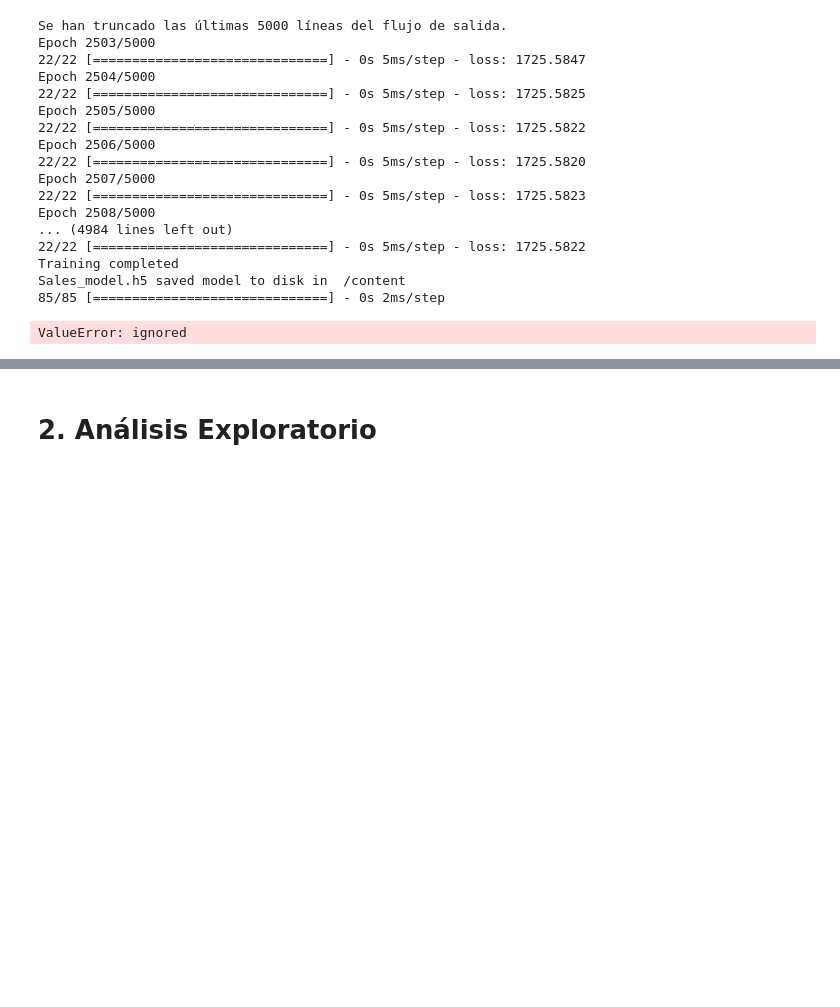
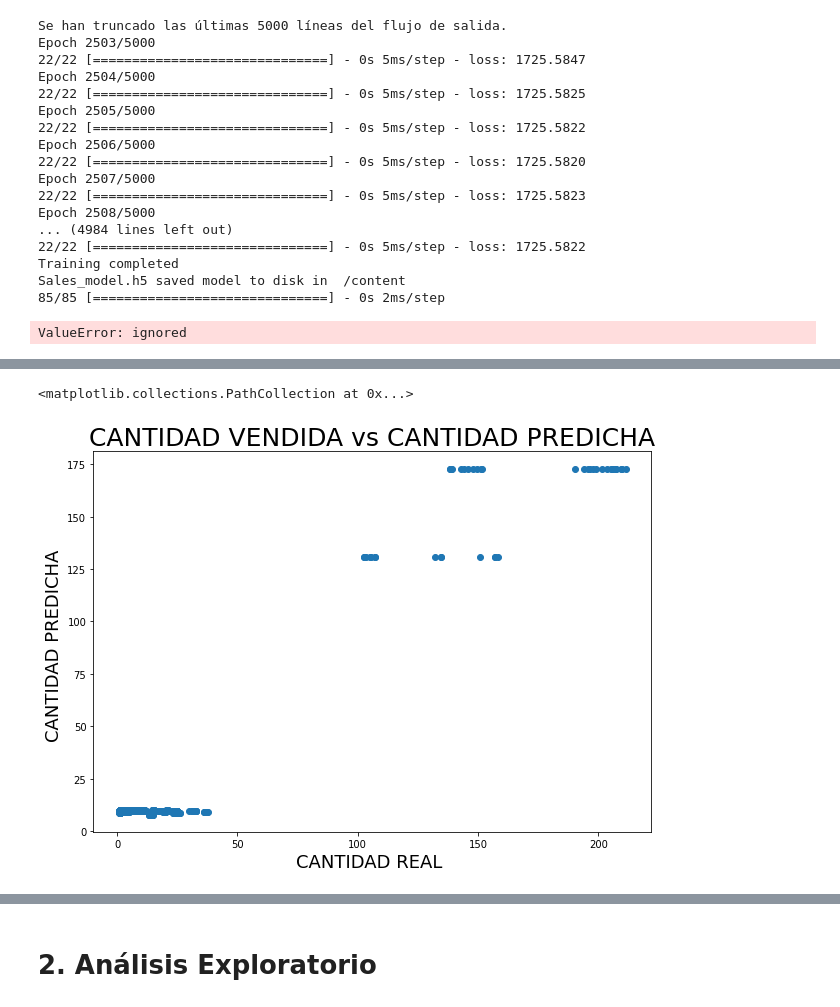
Before and after one commit to rdcn93/UPC_PI2_Model, a Jupyter notebook: UPC_PI2_Modelo.ipynb, the cells around one changed output, grey strips where cells are left out. Drawn from its saved outputs; the diff is of its cells as text; code cells hidden in the pictures; blank space fills up the shorter version.

```diff
--- a/UPC_PI2_Modelo.ipynb
+++ b/UPC_PI2_Modelo.ipynb
@@ -1244,0 +1493,7 @@ train.loc[train.CANTIDAD<0,:]
+# %%
+modelR = Ridge(alpha=1.0)
+modelR.fit(X_train, y_train)
+predictions = modelR.predict(X_test)
+print("Mean square error (MSE):", metrics.mean_squared_error(y_test,predictions))
+print("Root mean square error (RMSE):", np.sqrt(metrics.mean_squared_error(y_test,predictions)))
+print("Valor R-squared de las predicciones:",round(metrics.r2_score(y_test,predictions),3))
@@ -1244,0 +1506,7 @@ train.loc[train.CANTIDAD<0,:]
+# %%
+import statsmodels.api as sm
+X_train2 = sm.add_constant(X_train, prepend = True)
+X_test2 = sm.add_constant(X_test, prepend = True)
+modelo_sm = sm.OLS(endog=y_train, exog =X_train2)
+modelo_sm = modelo_sm.fit()
+print(modelo_sm.summary())
@@ -1244,0 +1533,8 @@ train.loc[train.CANTIDAD<0,:]
+# %%
+from sklearn.feature_selection import SelectFromModel
+from sklearn.ensemble import RandomForestRegressor
+clf = RandomForestRegressor(max_depth=15, random_state=100, max_leaf_nodes=10)
+sfm = SelectFromModel(clf, threshold=0.04)
+sfm.fit(X_train, y_train)
+selected_feat= X_train.columns[(sfm.get_support())].values
+print(selected_feat)
@@ -1244,0 +1545,8 @@ train.loc[train.CANTIDAD<0,:]
+# %%
+X_test_tr = pd.DataFrame(sfm.transform(X_test), columns = selected_feat, index = X_test.index)
+X_train_tr = pd.DataFrame(sfm.transform(X_train), columns = selected_feat, index = X_train.index)
+X_train2 = sm.add_constant(X_train_tr, prepend = True)
+X_test2 = sm.add_constant(X_test_tr, prepend = True)
+modelo_sm = sm.OLS(endog=y_train, exog =X_train2)
+modelo_sm = modelo_sm.fit()
+print(modelo_sm.summary())
@@ -1244,0 +1571,9 @@ train.loc[train.CANTIDAD<0,:]
+# %%
+plt.figure(figsize=(10,7))
+plt.title("CANTIDAD VENDIDA vs CANTIDAD PREDICHA",fontsize=25)
+plt.xlabel("CANTIDAD REAL ",fontsize=18)
+plt.ylabel("CANTIDAD PREDICHA ", fontsize=18)
+plt.scatter(x=y_test,y=modelo_sm.predict(X_test2))
+# %% [output]
+<matplotlib.collections.PathCollection at 0x...>
+[figure, added]
```
Also changed, not shown: parts of 50 cells of this notebook.
